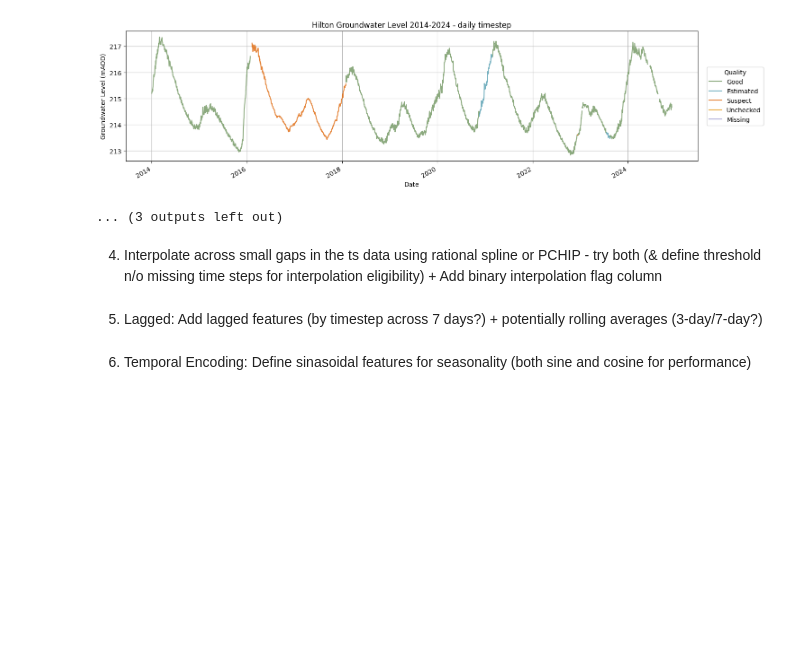
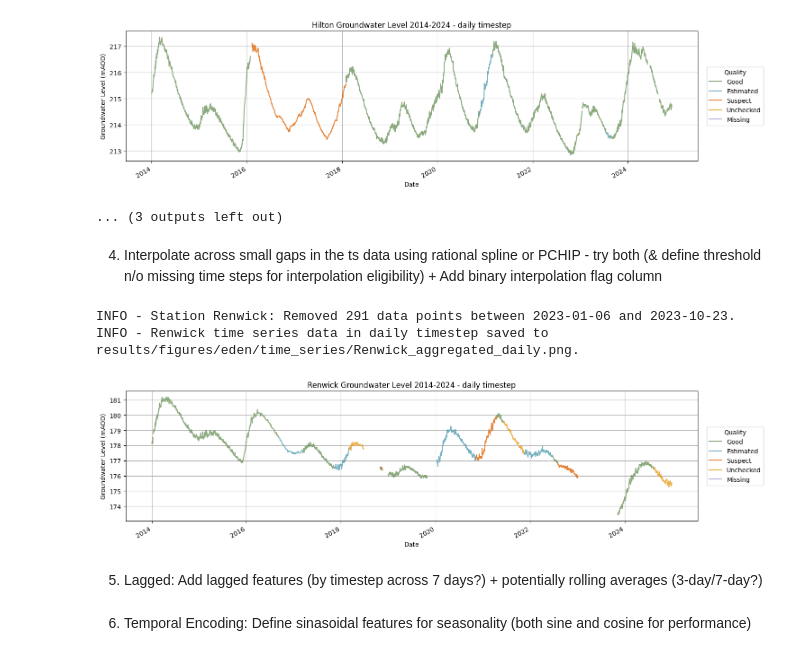
Before and after one commit to CharlotteGithub-prog/GAT-LSTM_groundwater_modelling, a Jupyter notebook: notebooks/01_eda_and_preprocessing/01_eda_preprocessing_gwl_data.ipynb, the cells around one changed output. Cells and saved outputs as stored; diff of their text form; code cells hidden in the pictures; blank space fills up the shorter version.

Commit message:
feat: remove user-defined spurious data points

```diff
--- a/notebooks/01_eda_and_preprocessing/01_eda_preprocessing_gwl_data.ipynb
+++ b/notebooks/01_eda_and_preprocessing/01_eda_preprocessing_gwl_data.ipynb
@@ -204,3 +234,15 @@ INFO -     Data covers 98.3% of time period.
+# %%
+for station_name, df in daily_data.items():
+    daily_data_clean = remove_spurious_data(
+        target_df=df,
+        station_name=station_name,
+        path=config[catchment]["visualisations"]["ts_plots"]["time_series_gwl_output"],
+        notebook=True
+    )
+# %% [output]
+INFO - Station Renwick: Removed 291 data points between 2023-01-06 and 2023-10-23.
+INFO - Renwick time series data in daily timestep saved to results/figures/eden/time_series/Renwick_aggregated_daily.png.
+[figure, added]
 # %% [markdown]
 5. Lagged: Add lagged features (by timestep across 7 days?) + potentially rolling averages (3-day/7-day?)
 # %% [markdown]
```
Also changed, not shown: parts of 3 cells of this notebook, 3 other files.
